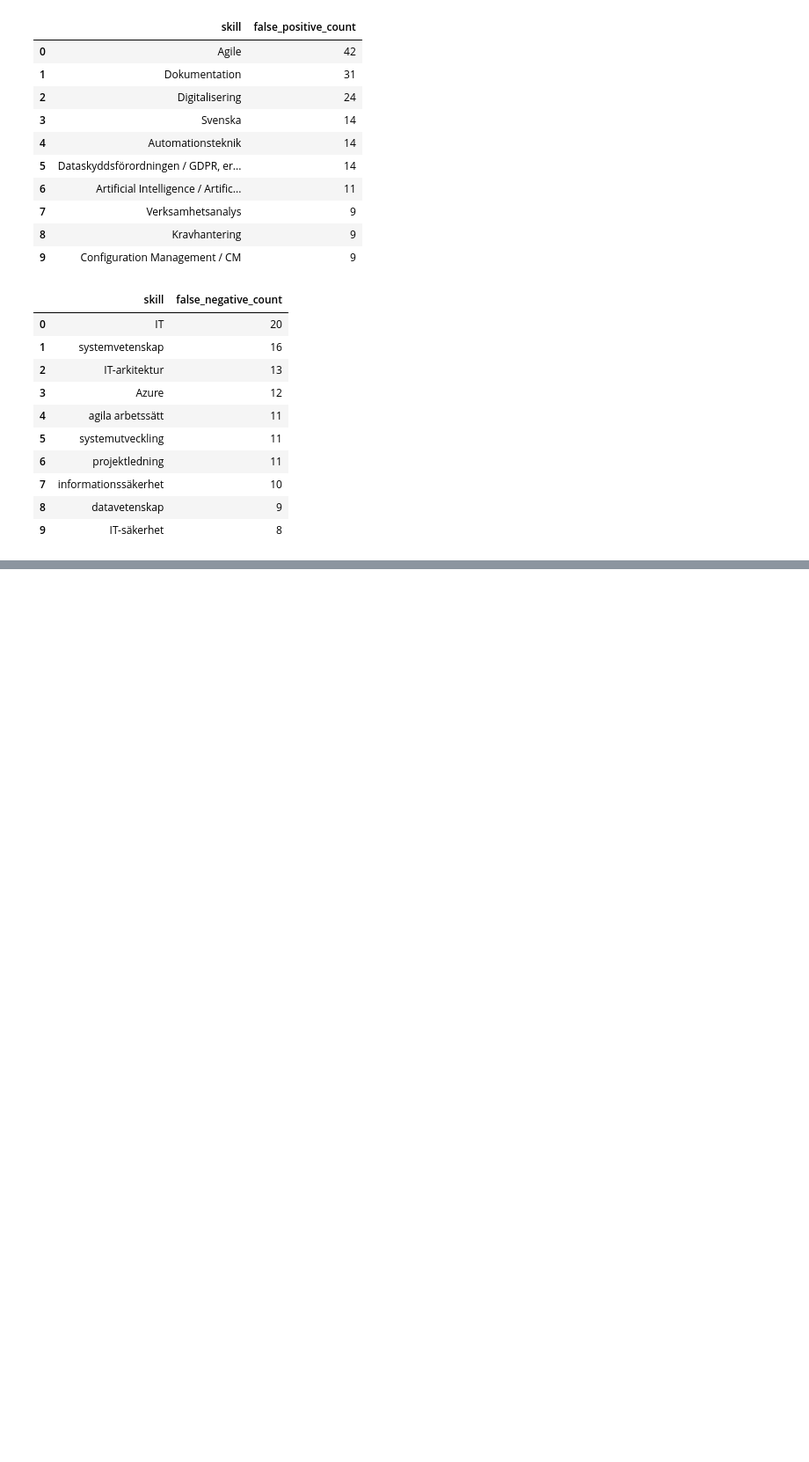
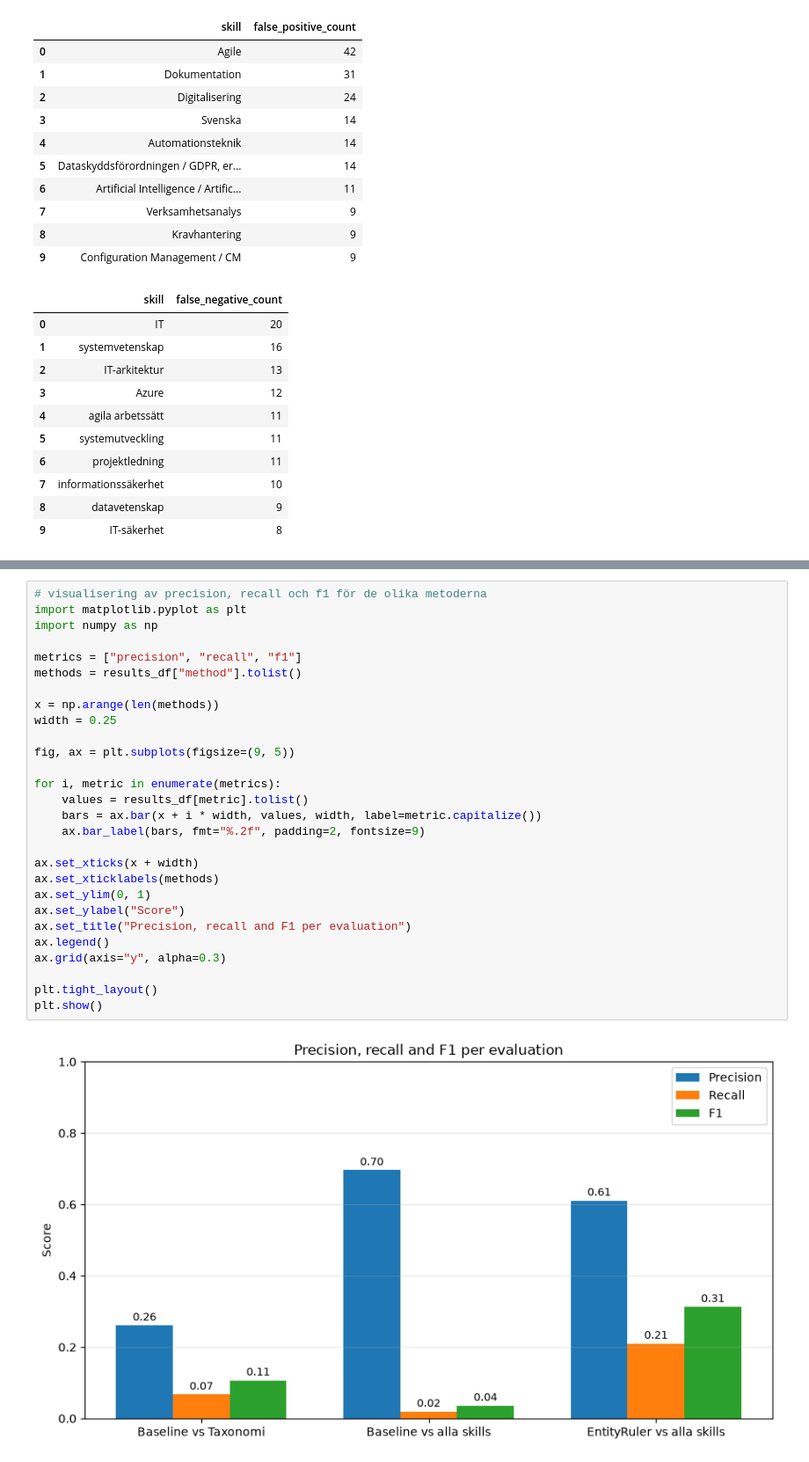
Before and after one commit to emanuelssonlinnea-rgb/End-to-end-projekt-i-Data-Science, a Jupyter notebook: notebooks/06_evaluation.ipynb, the cells around one changed output, grey strips where cells are left out. Shown at 88% size. Cells and saved outputs as stored; diff of their text form; blank space fills up the shorter version.

```diff
--- a/notebooks/06_evaluation.ipynb
+++ b/notebooks/06_evaluation.ipynb
@@ -821,3 +811,33 @@ Resultatet visar att **EntityRuler fungerade bättre än baseline när vi tittad
 När vi gjorde en **kvalitetskontroll** såg vi också att alla **fel inte behöver bero på modellen**. I vissa fall fanns kompetensen faktiskt i annonstexten men hade inte markerats i gold standard. I andra fall användes olika skrivsätt för samma kompetens, till exempel DevOps och Dev-Ops-området.
 
 Vår slutsats är därför att EntityRuler är den bättre metoden av de två, eftersom den hittar betydligt fler relevanta kompetenser. Samtidigt finns det fortfarande förbättringsmöjligheter, framför allt när det gäller breda regler, olika skrivsätt och hur annotationerna har gjorts.
+# %%
+# visualisering av precision, recall och f1 för de olika metoderna
+import matplotlib.pyplot as plt
+import numpy as np
+
+metrics = ["precision", "recall", "f1"]
+methods = results_df["method"].tolist()
+
+x = np.arange(len(methods))
+width = 0.25
+
+fig, ax = plt.subplots(figsize=(9, 5))
+
+for i, metric in enumerate(metrics):
+    values = results_df[metric].tolist()
+    bars = ax.bar(x + i * width, values, width, label=metric.capitalize())
+    ax.bar_label(bars, fmt="%.2f", padding=2, fontsize=9)
+
+ax.set_xticks(x + width)
+ax.set_xticklabels(methods)
+ax.set_ylim(0, 1)
+ax.set_ylabel("Score")
+ax.set_title("Precision, recall and F1 per evaluation")
+ax.legend()
+ax.grid(axis="y", alpha=0.3)
+
+plt.tight_layout()
+plt.show()
+# %% [output]
+[figure, added]
```
Also changed, not shown: parts of 9 cells of this notebook.
